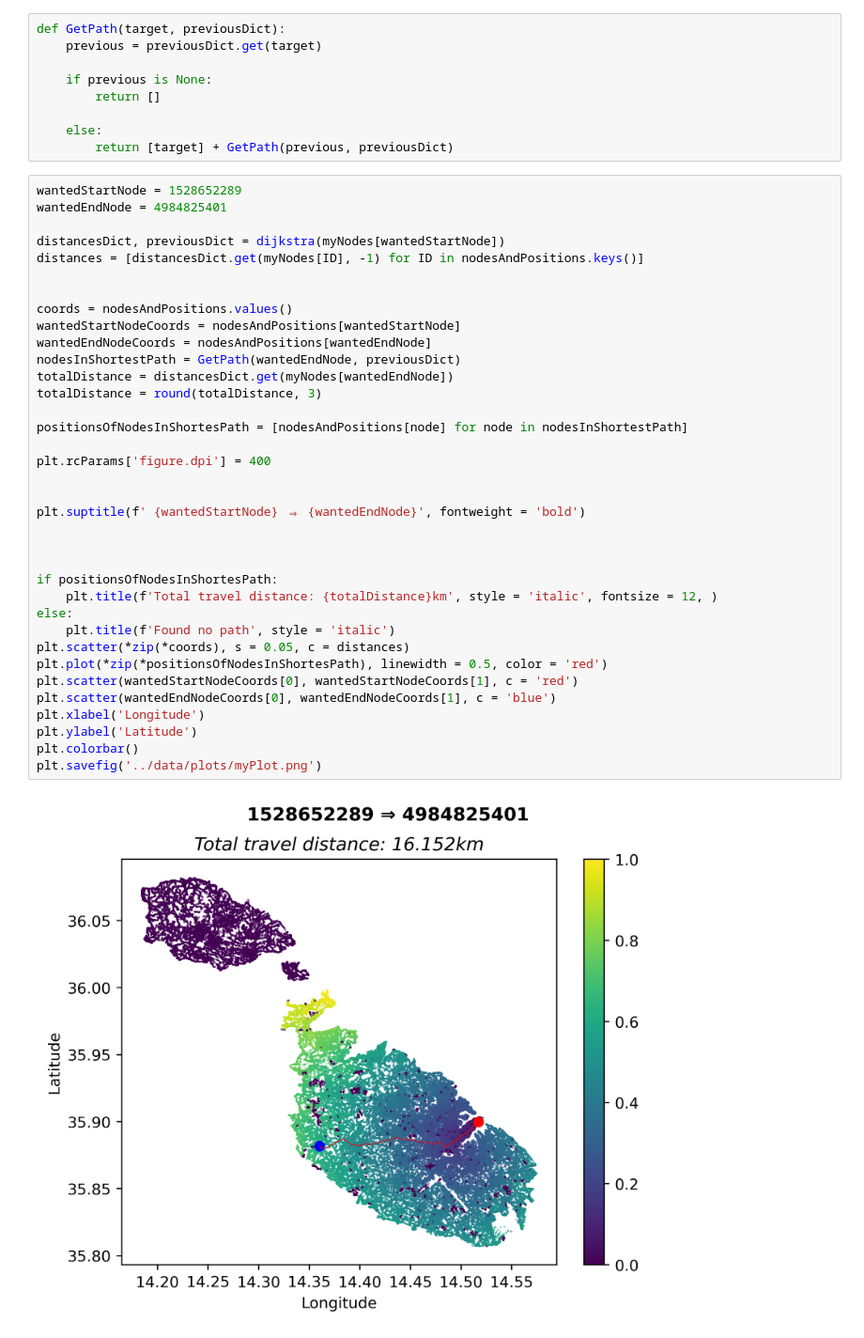
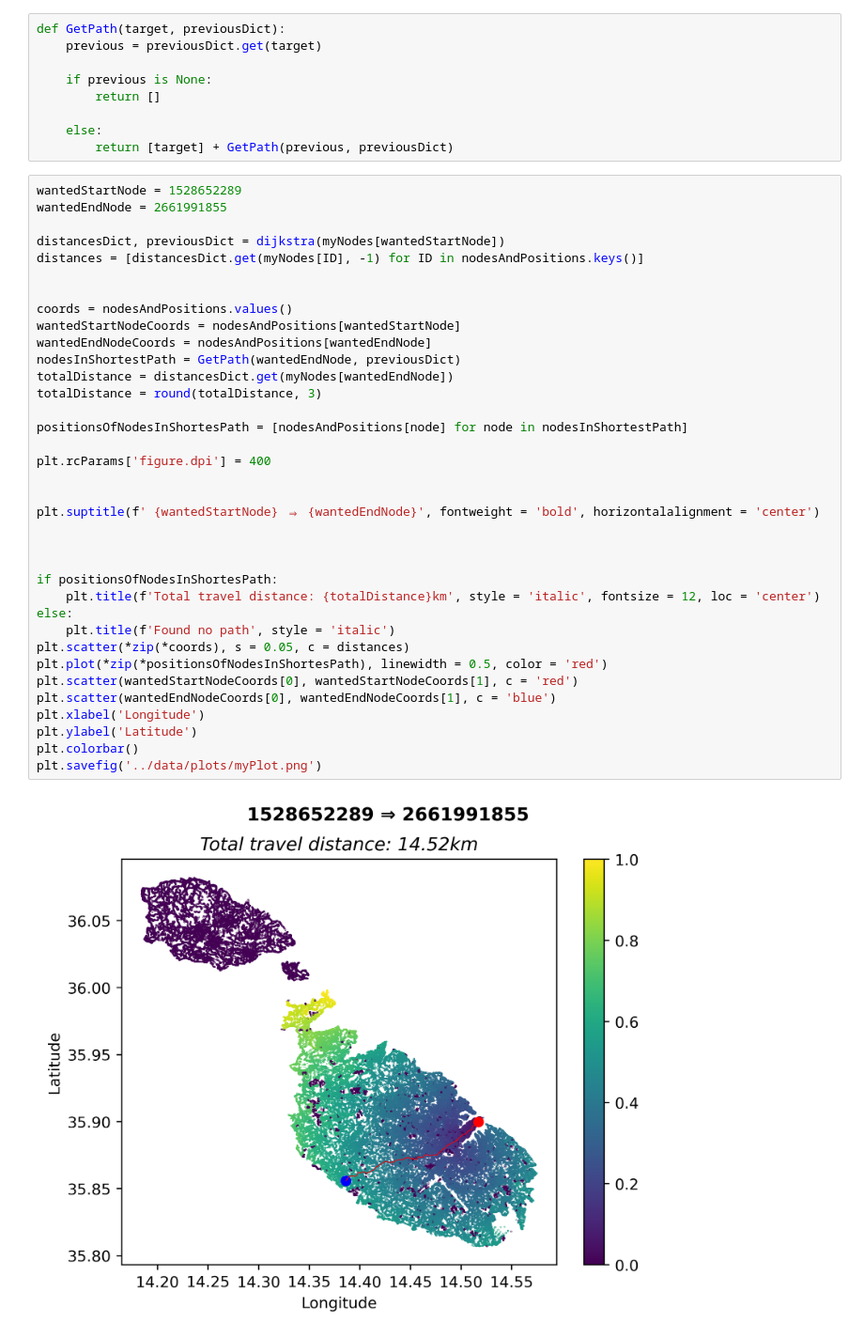
Before and after one commit to jonasarentoft/bachelor2023, a Jupyter notebook: src/02_dijkstra/testing.ipynb, the cells around one changed output. Shown at 94% size. Cells and saved outputs as stored; diff of their text form.

```diff
--- a/src/02_dijkstra/testing.ipynb
+++ b/src/02_dijkstra/testing.ipynb
@@ -99,39 +99,39 @@ def GetPath(target, previousDict):
         return [target] + GetPath(previous, previousDict)
 # %%
 wantedStartNode = 1528652289
-wantedEndNode = 4984825401
+wantedEndNode = 2661991855
 
 distancesDict, previousDict = dijkstra(myNodes[wantedStartNode])
 distances = [distancesDict.get(myNodes[ID], -1) for ID in nodesAndPositions.keys()]
 
 
 coords = nodesAndPositions.values()
 wantedStartNodeCoords = nodesAndPositions[wantedStartNode]
 wantedEndNodeCoords = nodesAndPositions[wantedEndNode]
 nodesInShortestPath = GetPath(wantedEndNode, previousDict)
 totalDistance = distancesDict.get(myNodes[wantedEndNode])
 totalDistance = round(totalDistance, 3)
 
 positionsOfNodesInShortesPath = [nodesAndPositions[node] for node in nodesInShortestPath]
 
 plt.rcParams['figure.dpi'] = 400
 
 
-plt.suptitle(f' {wantedStartNode} ⇒ {wantedEndNode}', fontweight = 'bold')
+plt.suptitle(f' {wantedStartNode} ⇒ {wantedEndNode}', fontweight = 'bold', horizontalalignment = 'center')
 
 
 
 if positionsOfNodesInShortesPath:
-    plt.title(f'Total travel distance: {totalDistance}km', style = 'italic', fontsize = 12, )
+    plt.title(f'Total travel distance: {totalDistance}km', style = 'italic', fontsize = 12, loc = 'center')
 else:
     plt.title(f'Found no path', style = 'italic')
 plt.scatter(*zip(*coords), s = 0.05, c = distances)
 plt.plot(*zip(*positionsOfNodesInShortesPath), linewidth = 0.5, color = 'red')
 plt.scatter(wantedStartNodeCoords[0], wantedStartNodeCoords[1], c = 'red')
 plt.scatter(wantedEndNodeCoords[0], wantedEndNodeCoords[1], c = 'blue')
 plt.xlabel('Longitude')
 plt.ylabel('Latitude')
 plt.colorbar()
 plt.savefig('../data/plots/myPlot.png')
 # %% [output]
-[figure, old version]
+[figure, new version]
```
Also changed, not shown: 3 other files.
